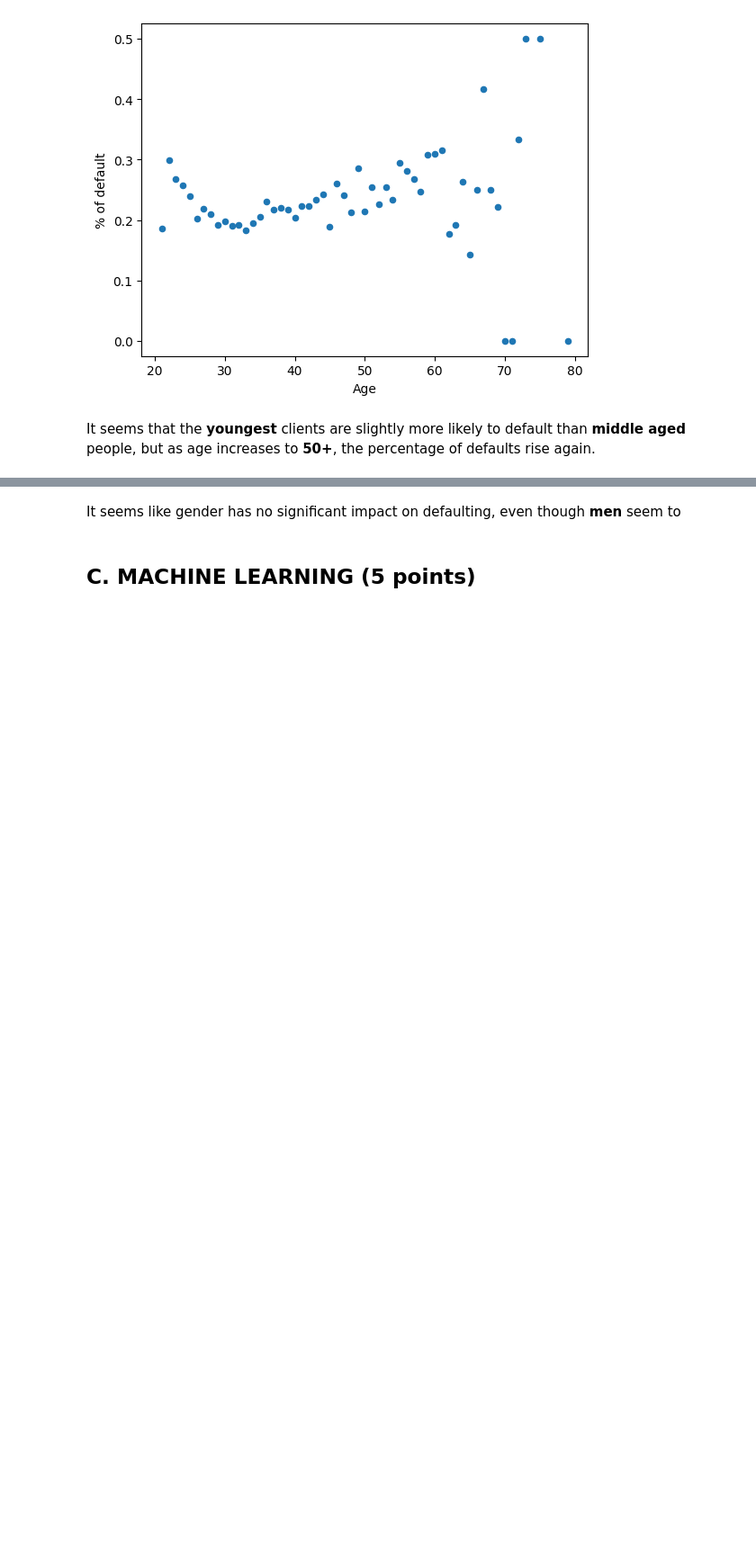
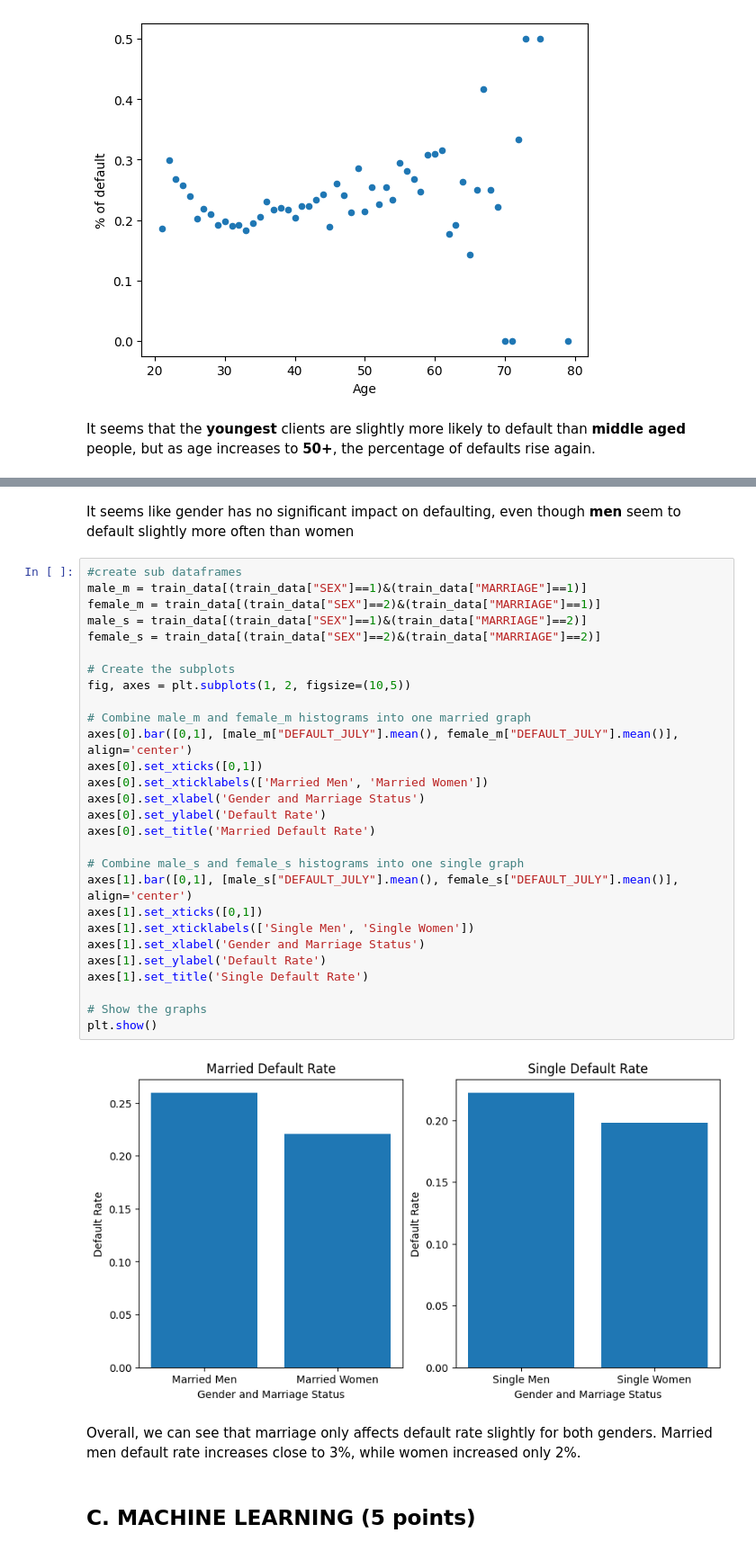
Before and after one commit to notvikke/master_2023, a Jupyter notebook: Python_in_Data_Analysis/Individual_Assignment/IndividualAssignment.ipynb, the cells around one changed output, grey strips where cells are left out. Shown: that part at 90% size. Saved outputs shown, nothing was run; the diff lists cells and outputs as text; blank space fills up the shorter version.

```diff
--- a/Python_in_Data_Analysis/Individual_Assignment/IndividualAssignment.ipynb
+++ b/Python_in_Data_Analysis/Individual_Assignment/IndividualAssignment.ipynb
@@ -341,7 +319,40 @@ plt.show()
 # %% [output]
 [figure]
 # %% [markdown]
-It seems like gender has no significant impact on defaulting, even though **men** seem to
+It seems like gender has no significant impact on defaulting, even though **men** seem to default slightly more often than women
+# %%
+#create sub dataframes
+male_m = train_data[(train_data["SEX"]==1)&(train_data["MARRIAGE"]==1)]
+female_m = train_data[(train_data["SEX"]==2)&(train_data["MARRIAGE"]==1)]
+male_s = train_data[(train_data["SEX"]==1)&(train_data["MARRIAGE"]==2)]
+female_s = train_data[(train_data["SEX"]==2)&(train_data["MARRIAGE"]==2)]
+
+# Create the subplots
+fig, axes = plt.subplots(1, 2, figsize=(10,5))
+
+# Combine male_m and female_m histograms into one married graph
+axes[0].bar([0,1], [male_m["DEFAULT_JULY"].mean(), female_m["DEFAULT_JULY"].mean()], align='center')
+axes[0].set_xticks([0,1])
+axes[0].set_xticklabels(['Married Men', 'Married Women'])
+axes[0].set_xlabel('Gender and Marriage Status')
+axes[0].set_ylabel('Default Rate')
+axes[0].set_title('Married Default Rate')
+
+# Combine male_s and female_s histograms into one single graph
+axes[1].bar([0,1], [male_s["DEFAULT_JULY"].mean(), female_s["DEFAULT_JULY"].mean()], align='center')
+axes[1].set_xticks([0,1])
+axes[1].set_xticklabels(['Single Men', 'Single Women'])
+axes[1].set_xlabel('Gender and Marriage Status')
+axes[1].set_ylabel('Default Rate')
+axes[1].set_title('Single Default Rate')
+
+# Show the graphs
+plt.show()
+# %% [output]
+[figure, added]
+# %% [markdown]
+Overall, we can see that marriage only affects default rate slightly for both genders.
+Married men default rate increases close to 3%, while women increased only 2%.
 # %% [markdown]
 ## **C. MACHINE LEARNING (5 points)**
 # %%
```
Also changed, not shown: parts of 4 cells of this notebook.
